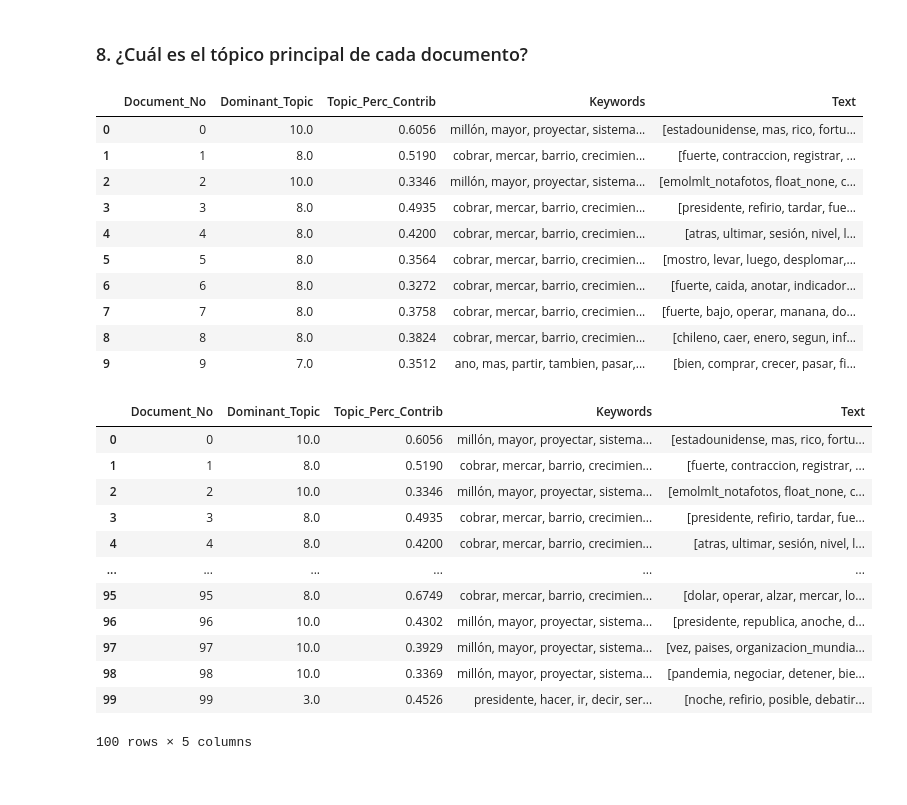
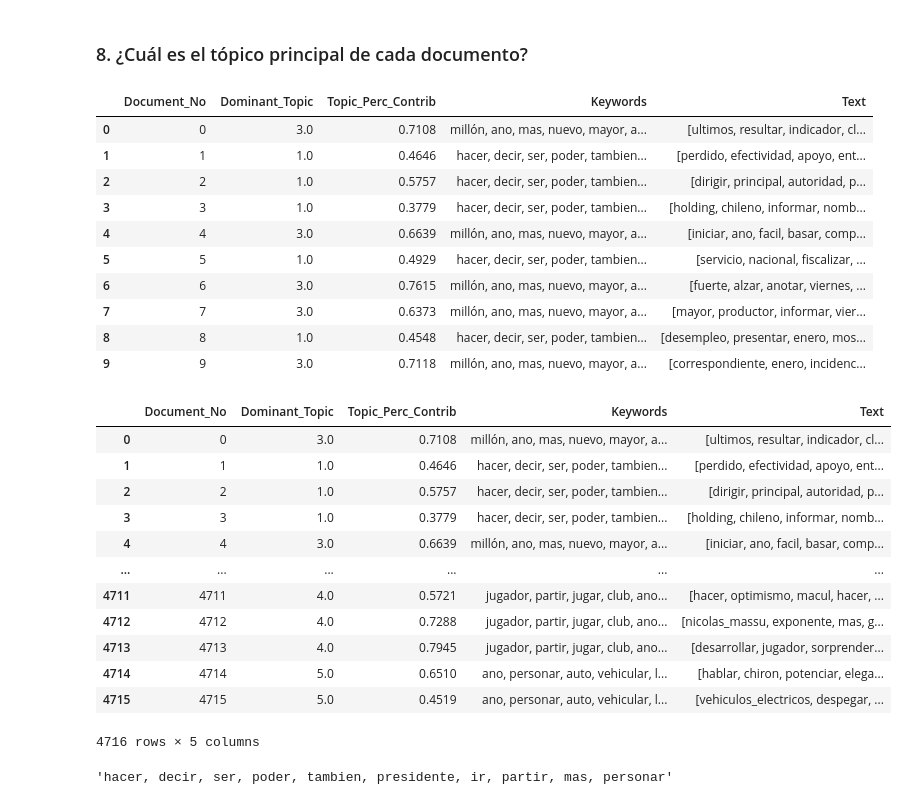
Before and after one commit to Yaldaba0th/Clasificar-Noticias-INFO279, a Jupyter notebook: Primer Avance/Topicos Avance.ipynb, the cells around one changed output. Saved outputs shown, nothing was run; the diff lists cells and outputs as text; code cells hidden in the pictures.

```diff
--- a/Primer Avance/Topicos Avance.ipynb
+++ b/Primer Avance/Topicos Avance.ipynb
@@ -72,7 +72,11 @@ warnings.filterwarnings("ignore",category=DeprecationWarning)
 El dataset que utilizamos contiene aproximadamente 11.000 posts en el foro newsgroup donde las personas pueden hablar de distintos temas.
 # %%
 # Import Dataset
-df = pd.read_csv('chile_2021-03.csv')
+df1 = pd.read_csv('chile_2021-02.csv')
+df1.dropna(subset=['text'], inplace=True)
+df2 = pd.read_csv('chile_2021-03.csv')
+df2.dropna(subset=['text'], inplace=True)
+df = df1.append(df2, ignore_index=True)
 #print(df.target_names.unique())
 df.head()
 # %% [output]
@@ -85,4 +105,5 @@ df.head()
 # %%
-df.dropna(subset=['text'], inplace=True)
+#df.dropna(subset=['text'], inplace=True)
 # %%
 df['text'] = df.text.astype(str)
+df['url'] = df.url.astype(str)
@@ -481,30 +541,34 @@ df_dominant_topic.columns = ['Document_No', 'Dominant_Topic', 'Topic_Perc_Contri
 df_dominant_topic.head(10)
 # %% [output]
 |  | Document_No | Dominant_Topic | Topic_Perc_Contrib | Keywords | Text |
-| 0 | 0 | 10.0 | 0.6056 | millón, mayor, proyectar, sistema... | [estadounidense, mas, rico, fortu... |
-| 1 | 1 | 8.0 | 0.5190 | cobrar, mercar, barrio, crecimien... | [fuerte, contraccion, registrar, ... |
-| 2 | 2 | 10.0 | 0.3346 | millón, mayor, proyectar, sistema... | [emolmlt_notafotos, float_none, c... |
-| 3 | 3 | 8.0 | 0.4935 | cobrar, mercar, barrio, crecimien... | [presidente, refirio, tardar, fue... |
-| 4 | 4 | 8.0 | 0.4200 | cobrar, mercar, barrio, crecimien... | [atras, ultimar, sesión, nivel, l... |
-| 5 | 5 | 8.0 | 0.3564 | cobrar, mercar, barrio, crecimien... | [mostro, levar, luego, desplomar,... |
-| 6 | 6 | 8.0 | 0.3272 | cobrar, mercar, barrio, crecimien... | [fuerte, caida, anotar, indicador... |
-| 7 | 7 | 8.0 | 0.3758 | cobrar, mercar, barrio, crecimien... | [fuerte, bajo, operar, manana, do... |
-| 8 | 8 | 8.0 | 0.3824 | cobrar, mercar, barrio, crecimien... | [chileno, caer, enero, segun, inf... |
-| 9 | 9 | 7.0 | 0.3512 | ano, mas, partir, tambien, pasar,... | [bien, comprar, crecer, pasar, fi... |
+| 0 | 0 | 3.0 | 0.7108 | millón, ano, mas, nuevo, mayor, a... | [ultimos, resultar, indicador, cl... |
+| 1 | 1 | 1.0 | 0.4646 | hacer, decir, ser, poder, tambien... | [perdido, efectividad, apoyo, ent... |
+| 2 | 2 | 1.0 | 0.5757 | hacer, decir, ser, poder, tambien... | [dirigir, principal, autoridad, p... |
+| 3 | 3 | 1.0 | 0.3779 | hacer, decir, ser, poder, tambien... | [holding, chileno, informar, nomb... |
+| 4 | 4 | 3.0 | 0.6639 | millón, ano, mas, nuevo, mayor, a... | [iniciar, ano, facil, basar, comp... |
+| 5 | 5 | 1.0 | 0.4929 | hacer, decir, ser, poder, tambien... | [servicio, nacional, fiscalizar, ... |
+| 6 | 6 | 3.0 | 0.7615 | millón, ano, mas, nuevo, mayor, a... | [fuerte, alzar, anotar, viernes, ... |
+| 7 | 7 | 3.0 | 0.6373 | millón, ano, mas, nuevo, mayor, a... | [mayor, productor, informar, vier... |
+| 8 | 8 | 1.0 | 0.4548 | hacer, decir, ser, poder, tambien... | [desempleo, presentar, enero, mos... |
+| 9 | 9 | 3.0 | 0.7118 | millón, ano, mas, nuevo, mayor, a... | [correspondiente, enero, incidenc... |
 # %%
-df_dominant_topic.head(100)
+df_dominant_topic.head(4716)
 # %% [output]
 |  | Document_No | Dominant_Topic | Topic_Perc_Contrib | Keywords | Text |
-| 0 | 0 | 10.0 | 0.6056 | millón, mayor, proyectar, sistema... | [estadounidense, mas, rico, fortu... |
-| 1 | 1 | 8.0 | 0.5190 | cobrar, mercar, barrio, crecimien... | [fuerte, contraccion, registrar, ... |
-| 2 | 2 | 10.0 | 0.3346 | millón, mayor, proyectar, sistema... | [emolmlt_notafotos, float_none, c... |
-| 3 | 3 | 8.0 | 0.4935 | cobrar, mercar, barrio, crecimien... | [presidente, refirio, tardar, fue... |
-| 4 | 4 | 8.0 | 0.4200 | cobrar, mercar, barrio, crecimien... | [atras, ultimar, sesión, nivel, l... |
+| 0 | 0 | 3.0 | 0.7108 | millón, ano, mas, nuevo, mayor, a... | [ultimos, resultar, indicador, cl... |
+| 1 | 1 | 1.0 | 0.4646 | hacer, decir, ser, poder, tambien... | [perdido, efectividad, apoyo, ent... |
+| 2 | 2 | 1.0 | 0.5757 | hacer, decir, ser, poder, tambien... | [dirigir, principal, autoridad, p... |
+| 3 | 3 | 1.0 | 0.3779 | hacer, decir, ser, poder, tambien... | [holding, chileno, informar, nomb... |
+| 4 | 4 | 3.0 | 0.6639 | millón, ano, mas, nuevo, mayor, a... | [iniciar, ano, facil, basar, comp... |
 | ... | ... | ... | ... | ... | ... |
-| 95 | 95 | 8.0 | 0.6749 | cobrar, mercar, barrio, crecimien... | [dolar, operar, alzar, mercar, lo... |
-| 96 | 96 | 10.0 | 0.4302 | millón, mayor, proyectar, sistema... | [presidente, republica, anoche, d... |
-| 97 | 97 | 10.0 | 0.3929 | millón, mayor, proyectar, sistema... | [vez, paises, organizacion_mundia... |
-| 98 | 98 | 10.0 | 0.3369 | millón, mayor, proyectar, sistema... | [pandemia, negociar, detener, bie... |
-| 99 | 99 | 3.0 | 0.4526 | presidente, hacer, ir, decir, ser... | [noche, refirio, posible, debatir... |
+| 4711 | 4711 | 4.0 | 0.5721 | jugador, partir, jugar, club, ano... | [hacer, optimismo, macul, hacer, ... |
+| 4712 | 4712 | 4.0 | 0.7288 | jugador, partir, jugar, club, ano... | [nicolas_massu, exponente, mas, g... |
+| 4713 | 4713 | 4.0 | 0.7945 | jugador, partir, jugar, club, ano... | [desarrollar, jugador, sorprender... |
+| 4714 | 4714 | 5.0 | 0.6510 | ano, personar, auto, vehicular, l... | [hablar, chiron, potenciar, elega... |
+| 4715 | 4715 | 5.0 | 0.4519 | ano, personar, auto, vehicular, l... | [vehiculos_electricos, despegar, ... |
-100 rows × 5 columns
+4716 rows × 5 columns
+# %%
+df_dominant_topic["Keywords"][1]
+# %% [output]
+'hacer, decir, ser, poder, tambien, presidente, ir, partir, mas, personar'
 # %%
```
Also changed, not shown: parts of 34 cells of this notebook.
